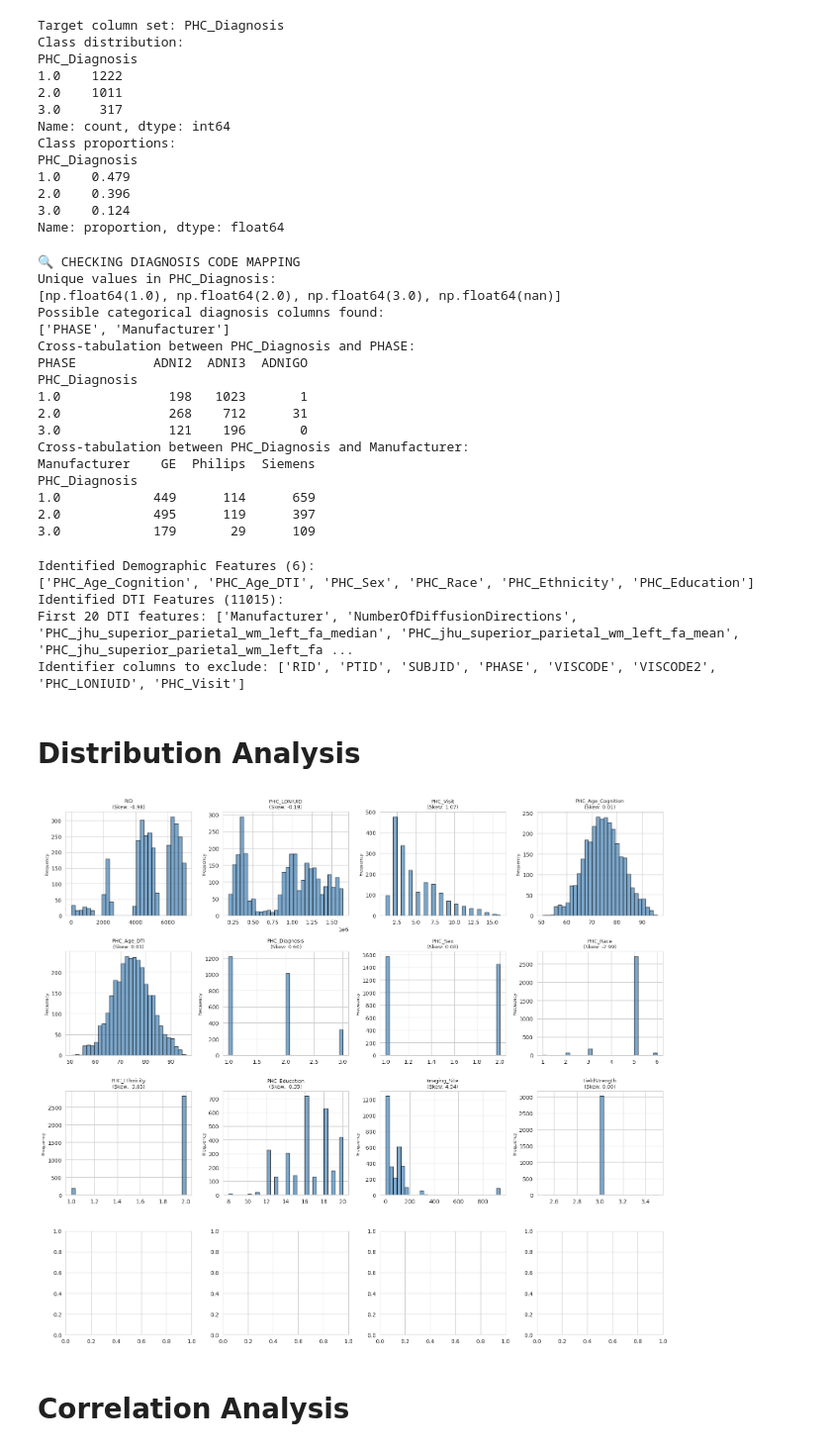
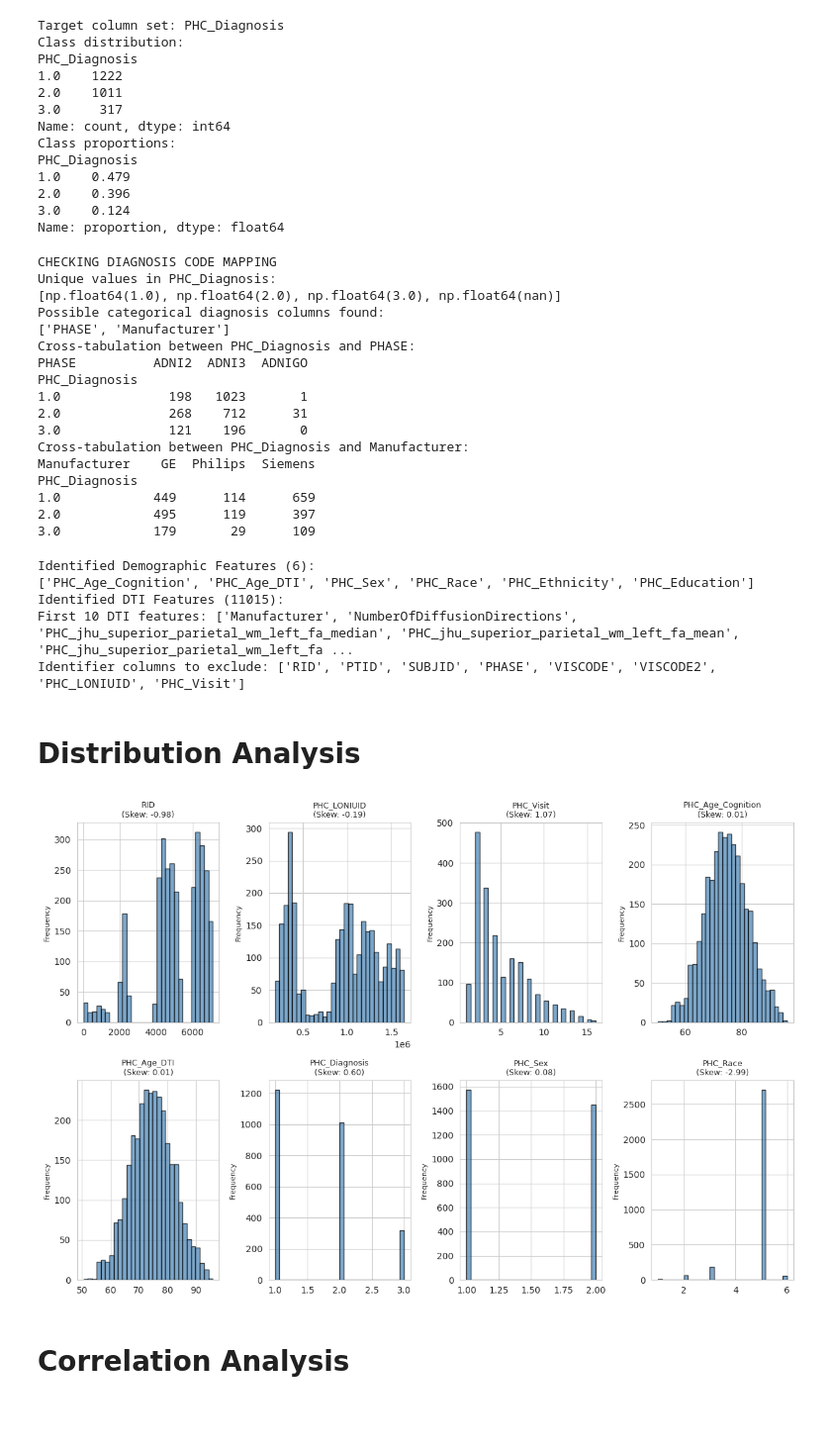
Before and after one commit to hapianalyst/Alzheimer-s-Disease-Classification-Using-DTI-Biomarkers, a Jupyter notebook: Alzheimer’s_Prediction.ipynb, the cells around one changed output. Shown at 99% size. Drawn from its saved outputs; the diff is of its cells as text; code cells hidden in the pictures; blank space fills up the shorter version.

```diff
--- a/Alzheimer’s_Prediction.ipynb
+++ b/Alzheimer’s_Prediction.ipynb
@@ -318,8 +308,8 @@ if len(numerical_cols) > 0:
 if len(categorical_cols) > 0:
     print("CATEGORICAL VARIABLES")
 
-# Show first 10
-    for col in categorical_cols[:10]:
+# Show first 5
+    for col in categorical_cols[:5]:
         n_unique = df[col].nunique()
         print(f"{col}:")
         print(f"Unique values: {n_unique}")
@@ -328,8 +318,8 @@ if len(categorical_cols) > 0:
             print(f"Value counts:")
             print(df[col].value_counts())
         else:
-            print(f"Top 10 values:")
-            print(df[col].value_counts().head(10))
+            print(f"Top 5 values:")
+            print(df[col].value_counts().head(5))
 # %% [output]
 CATEGORICAL VARIABLES
 PTID:
@@ -351,13 +341,13 @@ Name: count, dtype: int64
 # %% [markdown]
 # **Identify Potential Target Variable**
 # %%
-# Identify the target variable (diagnosis)
+# Identify the target variable
 possible_targets = ['DIAGNOSIS','COGNITION','DX']
 
 target_col = None
 for col in df.columns:
     if col in possible_targets or 'DX' in col.upper():
-        if df[col].nunique() > 1 and df[col].nunique() < 10:  # Reasonable number of classes
+        if df[col].nunique() > 1 and df[col].nunique() < 5:  # Reasonable number of classes
             print(f"Found potential target: {col}")
             print(f"Unique values: {df[col].unique()}")
             print(f"  Value counts:\n{df[col].value_counts()}\n")
@@ -387,7 +377,7 @@ PHC_Diagnosis
 3.0    0.124
 Name: proportion, dtype: float64
 # %%
-print("🔍 CHECKING DIAGNOSIS CODE MAPPING")
+print("CHECKING DIAGNOSIS CODE MAPPING")
 
 # Step 1: Show unique numeric diagnosis codes
 print("Unique values in PHC_Diagnosis:")
@@ -407,7 +397,7 @@ for col in possible_text_cols:
     print(f"Cross-tabulation between PHC_Diagnosis and {col}:")
     print(pd.crosstab(df['PHC_Diagnosis'], df[col]))
 # %% [output]
-🔍 CHECKING DIAGNOSIS CODE MAPPING
+CHECKING DIAGNOSIS CODE MAPPING
 Unique values in PHC_Diagnosis:
 [np.float64(1.0), np.float64(2.0), np.float64(3.0), np.float64(nan)]
 Possible categorical diagnosis columns found:
@@ -449,7 +439,7 @@ for col in df.columns:
             dti_features.append(col)
 
 print(f"Identified DTI Features ({len(dti_features)}):")
-print(f"First 20 DTI features: {dti_features[:10]}")
+print(f"First 10 DTI features: {dti_features[:10]}")
 
 # Identifier columns to exclude
 id_columns = ['RID', 'PTID', 'SUBJID', 'PHASE', 'VISCODE', 'VISCODE2',
@@ -460,30 +450,30 @@ print(f"Identifier columns to exclude: {id_columns}")
 Identified Demographic Features (6):
 ['PHC_Age_Cognition', 'PHC_Age_DTI', 'PHC_Sex', 'PHC_Race', 'PHC_Ethnicity', 'PHC_Education']
 Identified DTI Features (11015):
-First 20 DTI features: ['Manufacturer', 'NumberOfDiffusionDirections', 'PHC_jhu_superior_parietal_wm_left_fa_median', 'PHC_jhu_superior_parietal_wm_left_fa_mean', 'PHC_jhu_superior_parietal_wm_left_fa ...
+First 10 DTI features: ['Manufacturer', 'NumberOfDiffusionDirections', 'PHC_jhu_superior_parietal_wm_left_fa_median', 'PHC_jhu_superior_parietal_wm_left_fa_mean', 'PHC_jhu_superior_parietal_wm_left_fa ...
 Identifier columns to exclude: ['RID', 'PTID', 'SUBJID', 'PHASE', 'VISCODE', 'VISCODE2', 'PHC_LONIUID', 'PHC_Visit']
 # %% [markdown]
 # **Distribution Analysis**
 # %%
 # Plot distributions for selected features
 if len(numerical_cols) > 0:
-    # Select first 12 numerical columns
-    cols_to_plot = numerical_cols[:12]
+    # Select first 8 numerical columns
+    cols_to_plot = numerical_cols[:8]
 
-    fig, axes = plt.subplots(4, 4, figsize=(16, 14))
+    fig, axes = plt.subplots(2, 4, figsize=(12, 8))
     axes = axes.flatten()
 
     for idx, col in enumerate(cols_to_plot):
         ax = axes[idx]
         df[col].hist(bins=30, ax=ax, edgecolor='black', alpha=0.7, color='steelblue')
         ax.set_title(f'{col}\n(Skew: {df[col].skew():.2f})', fontsize=9)
         ax.set_xlabel('')
         ax.set_ylabel('Frequency', fontsize=8)
 
     plt.tight_layout()
     plt.show()
 # %% [output]
-[figure, old version]
+[figure, new version]
 # %% [markdown]
 # **Correlation Analysis**
 # %%
```
Also changed, not shown: parts of 41 cells of this notebook.
